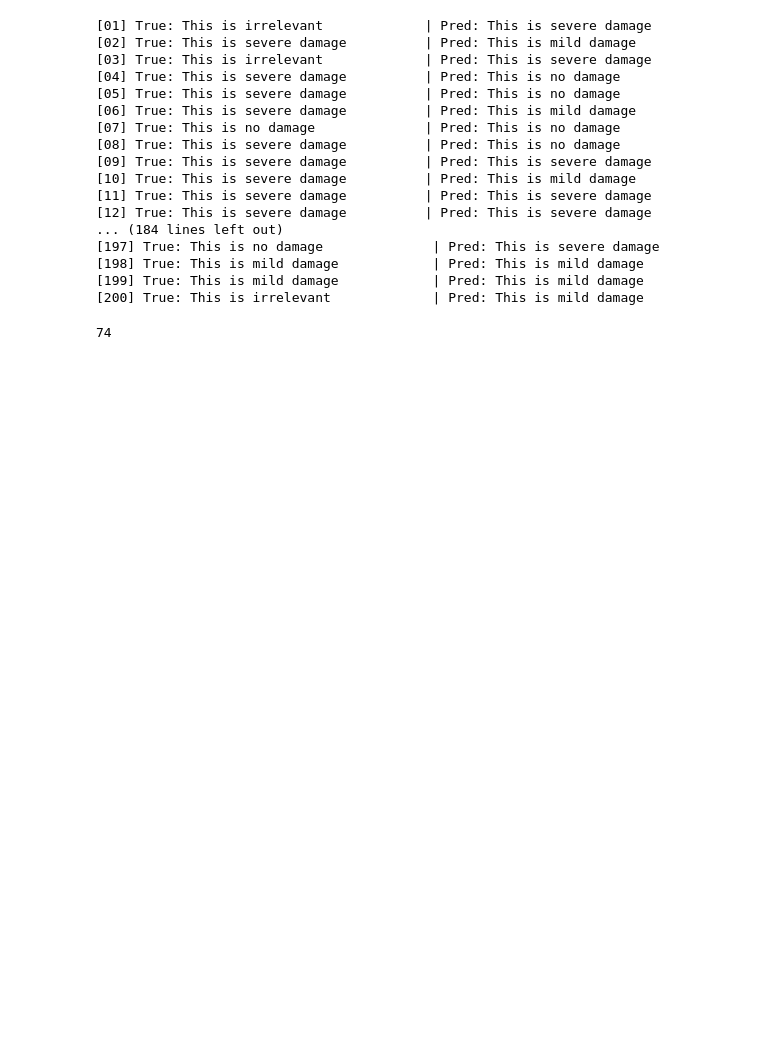
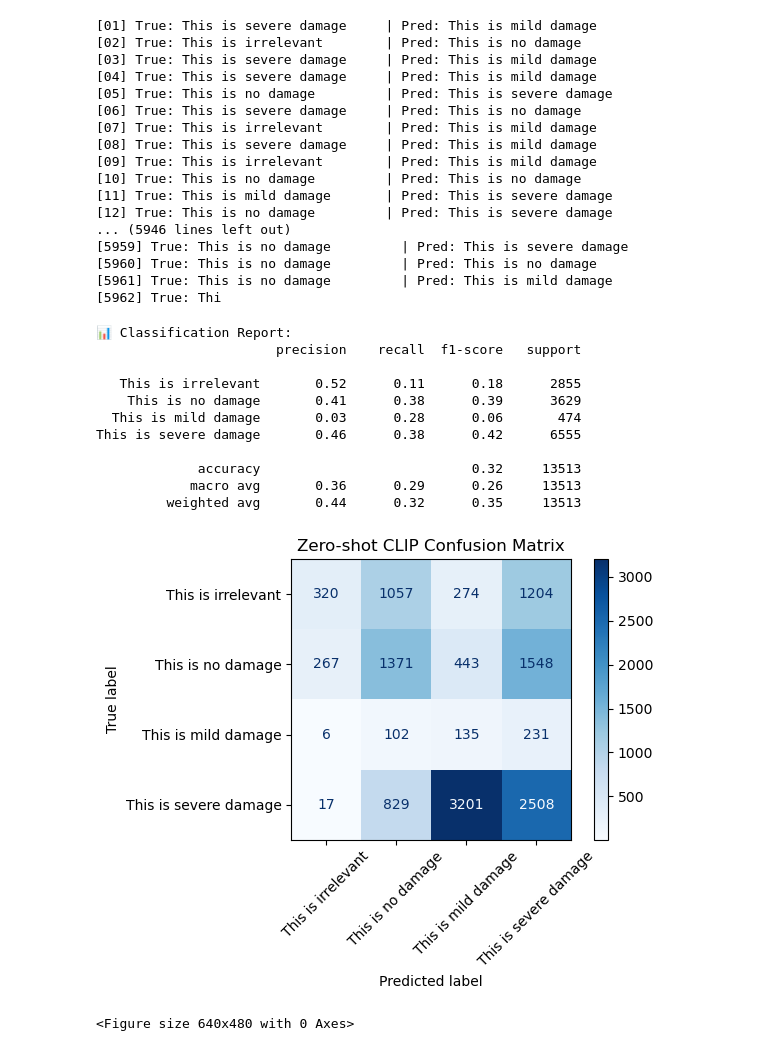
Before and after one commit to spatel776/Earthquake-Infrastracture-Damage, a Jupyter notebook: zero_shot_clip.ipynb, the cells around one changed output. Saved outputs shown, nothing was run; the diff lists cells and outputs as text; code cells hidden in the pictures; blank space fills up the shorter version.

Commit message:
Added confiusion matrix after running zero shot on entire dataset

```diff
--- a/zero_shot_clip.ipynb
+++ b/zero_shot_clip.ipynb
@@ -43,5 +49,7 @@ df
 # %%
-correct = 0
+y_true = []
+y_pred = []
+
 for i, row in df.iterrows():
     img_path = os.path.join(image_root, row['image_path'])
     true_label = str(row['damage_severity'])
@@ -59,28 +67,52 @@ for i, row in df.iterrows():
         predicted_index = similarity.argmax().item()
         predicted_label = class_names[predicted_index]
 
-    print(f"[{i+1:02d}] True: {class_map[true_label]:30} | Pred: {class_map[predicted_label]}")
-    if predicted_label == true_label:
-        correct += 1
+    print(f"[{i+1:02d}] True: {class_map[true_label]:25} | Pred: {class_map[predicted_label]}")
+    y_true.append(true_label)
+    y_pred.append(predicted_label)
 # %% [output]
-[01] True: This is irrelevant             | Pred: This is severe damage
-[02] True: This is severe damage          | Pred: This is mild damage
-[03] True: This is irrelevant             | Pred: This is severe damage
-[04] True: This is severe damage          | Pred: This is no damage
-[05] True: This is severe damage          | Pred: This is no damage
-[06] True: This is severe damage          | Pred: This is mild damage
-[07] True: This is no damage              | Pred: This is no damage
-[08] True: This is severe damage          | Pred: This is no damage
-[09] True: This is severe damage          | Pred: This is severe damage
-[10] True: This is severe damage          | Pred: This is mild damage
-[11] True: This is severe damage          | Pred: This is severe damage
-[12] True: This is severe damage          | Pred: This is severe damage
-... (184 lines left out)
-[197] True: This is no damage              | Pred: This is severe damage
-[198] True: This is mild damage            | Pred: This is mild damage
-[199] True: This is mild damage            | Pred: This is mild damage
-[200] True: This is irrelevant             | Pred: This is mild damage
+[01] True: This is severe damage     | Pred: This is mild damage
+[02] True: This is irrelevant        | Pred: This is no damage
+[03] True: This is severe damage     | Pred: This is mild damage
+[04] True: This is severe damage     | Pred: This is mild damage
+[05] True: This is no damage         | Pred: This is severe damage
+[06] True: This is severe damage     | Pred: This is no damage
+[07] True: This is irrelevant        | Pred: This is mild damage
+[08] True: This is severe damage     | Pred: This is mild damage
+[09] True: This is irrelevant        | Pred: This is mild damage
+[10] True: This is no damage         | Pred: This is no damage
+[11] True: This is mild damage       | Pred: This is severe damage
+[12] True: This is no damage         | Pred: This is severe damage
+... (5946 lines left out)
+[5959] True: This is no damage         | Pred: This is severe damage
+[5960] True: This is no damage         | Pred: This is no damage
+[5961] True: This is no damage         | Pred: This is mild damage
+[5962] True: Thi
 # %%
-correct
+from sklearn.metrics import classification_report, confusion_matrix, ConfusionMatrixDisplay
+import matplotlib.pyplot as plt
+
+print("\n📊 Classification Report:")
+print(classification_report(y_true, y_pred, target_names=[class_map[c] for c in class_names]))
+
+cm = confusion_matrix(y_true, y_pred, labels=class_names)
+disp = ConfusionMatrixDisplay(confusion_matrix=cm, display_labels=[class_map[c] for c in class_names])
+disp.plot(cmap="Blues", xticks_rotation=45)
+plt.title("Zero-shot CLIP Confusion Matrix")
+plt.tight_layout()
+plt.show()
+plt.savefig("confusion_matrix.png", dpi=300)
 # %% [output]
-74
+📊 Classification Report:
+                       precision    recall  f1-score   support
+
+   This is irrelevant       0.52      0.11      0.18      2855
+    This is no damage       0.41      0.38      0.39      3629
+  This is mild damage       0.03      0.28      0.06       474
+This is severe damage       0.46      0.38      0.42      6555
+
+             accuracy                           0.32     13513
+            macro avg       0.36      0.29      0.26     13513
+         weighted avg       0.44      0.32      0.35     13513
+[figure, added]
+<Figure size 640x480 with 0 Axes>
```
Also changed, not shown: parts of 2 cells of this notebook.
